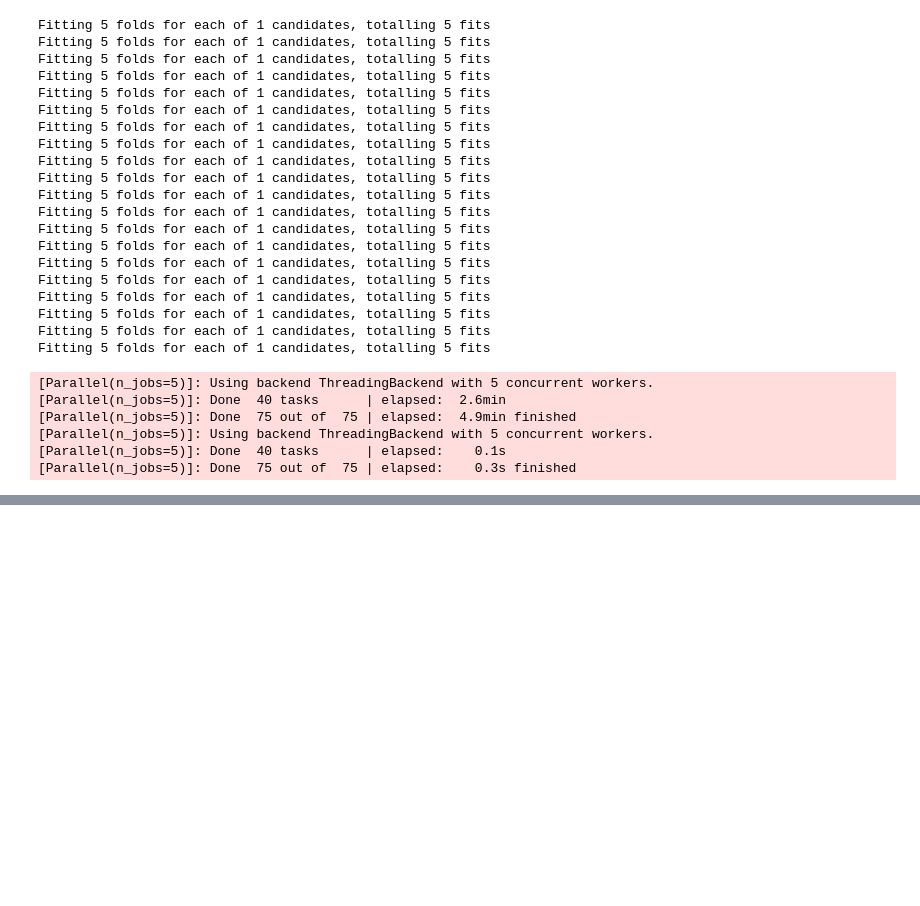
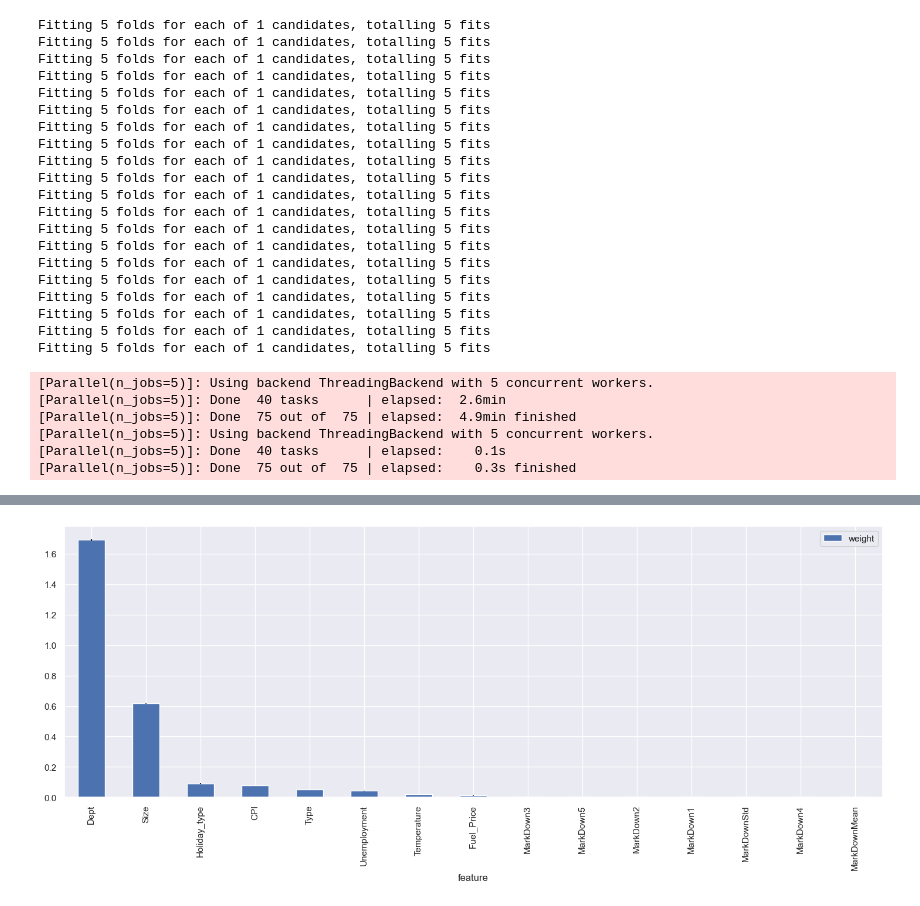
Before and after one commit to 10258392511/BusinessAnalyticsProject, a Jupyter notebook: scripts/model_selection.ipynb, the cells around one changed output, grey strips where cells are left out. Saved outputs shown, nothing was run; the diff lists cells and outputs as text; code cells hidden in the pictures; blank space fills up the shorter version.

```diff
--- a/scripts/model_selection.ipynb
+++ b/scripts/model_selection.ipynb
@@ -215,0 +416,8 @@ fig, axes = create_feature_importance_plot(opt.best_estimator_)
+# %%
+fig, axis = show_weights_permutation_importance(
+    opt.best_estimator_,
+    X_train,
+    y_train,
+    save_dir="../outputs/models/LGBM/"
+)
+# %% [output]
@@ -215,0 +441 @@ fig, axes = create_feature_importance_plot(opt.best_estimator_)
+[figure, added]
```
Also changed, not shown: parts of 19 cells of this notebook, 8 other files.
